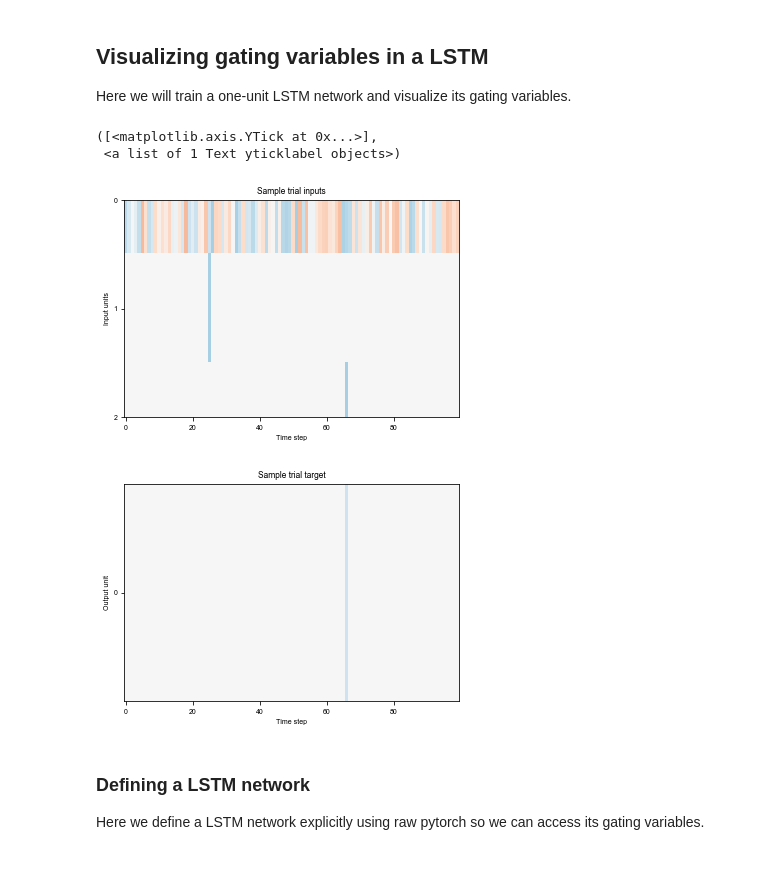
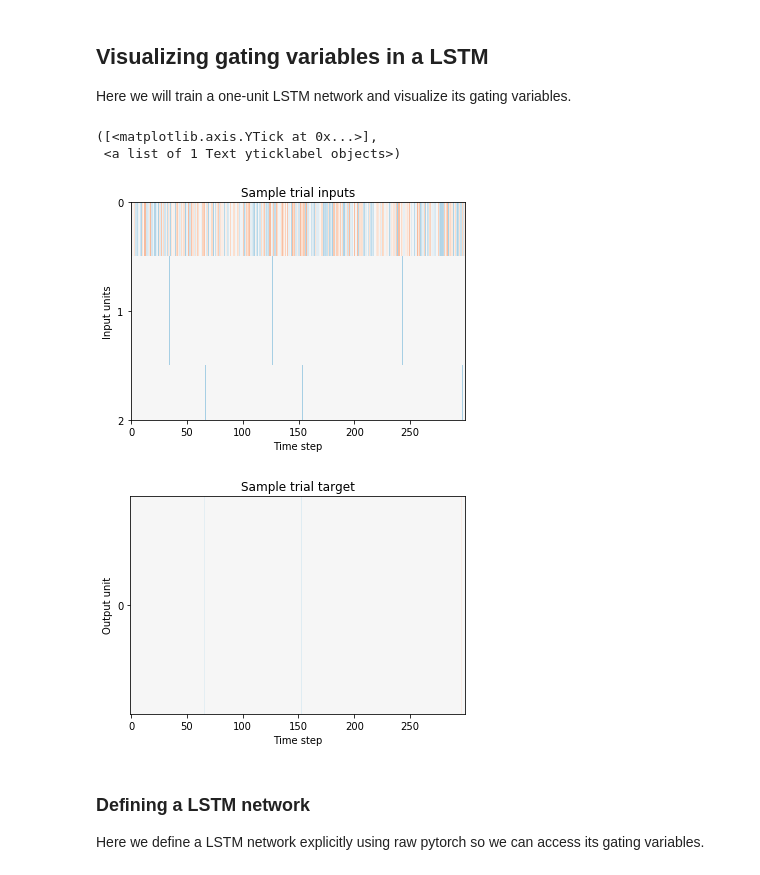
Before and after one commit to gyyang/nn-brain, a Jupyter notebook: LSTMVisualization.ipynb, the cells around one changed output. Saved outputs shown, nothing was run; the diff lists cells and outputs as text; code cells hidden in the pictures.

Commit message:
improved task

```diff
--- a/LSTMVisualization.ipynb
+++ b/LSTMVisualization.ipynb
@@ -5,44 +5,47 @@ Here we will train a one-unit LSTM network and visualize its gating variables.
 # %%
 import numpy as np
 
-def memory_task(seq_length, batch_size):
+
+def memory_task(seq_len, batch_size, n_repeat=1):
     """Return a batch from a simple memory task."""
-    inputs = np.zeros((seq_length, batch_size, 3))
-    outputs = np.zeros((seq_length, batch_size, 1))
+    inputs = np.zeros((seq_len * n_repeat, batch_size, 3))
+    outputs = np.zeros((seq_len * n_repeat, batch_size, 1))
 
-    inputs[:, :, 0] = np.random.uniform(-1, 1, size=(seq_length, batch_size))
-    t_stim = np.random.randint(int(seq_length)/2, size=(batch_size,))
-    t_test = np.random.randint(int(seq_length)/2, seq_length-1, size=(batch_size,))
-    inputs[t_stim, range(batch_size), 1] = 1
-    inputs[t_test, range(batch_size), 2] = 1
+    for i in range(n_repeat):
+        t_start = i * seq_len
+        inputs[t_start:t_start+seq_len, :, 0] = np.random.uniform(-1, 1, size=(seq_len, batch_size))
+        t_stim = np.random.randint(int(seq_len)/2, size=(batch_size,))
+        t_test = np.random.randint(int(seq_len)/2, seq_len-1, size=(batch_size,))
+        inputs[t_start + t_stim, range(batch_size), 1] = 1
+        inputs[t_start + t_test, range(batch_size), 2] = 1
 
-    outputs[t_test, range(batch_size), 0] = inputs[t_stim, range(batch_size), 0]
+        outputs[t_start + t_test, range(batch_size), 0] = inputs[t_start + t_stim, range(batch_size), 0]
 
     return inputs, outputs
 # %%
 import matplotlib.pyplot as plt
 
-inputs, outputs = memory_task(seq_length=100, batch_size=32)
+inputs, outputs = memory_task(seq_len=100, batch_size=32, n_repeat=3)
 
 plt.figure()
 plt.imshow(inputs[:, 0, :].T, aspect='auto', vmin=-3, vmax=3, cmap='RdBu')
 # plt.plot(inputs[:, 0, :].T)
 plt.title('Sample trial inputs')
 plt.xlabel('Time step')
 plt.ylabel('Input units')
 plt.yticks([0, 1, 2])
 
 plt.figure()
 plt.imshow(outputs[:, 0, :].T, aspect='auto', vmin=-3, vmax=3, cmap='RdBu')
 plt.title('Sample trial target')
 plt.xlabel('Time step')
 plt.ylabel('Output unit')
 plt.yticks([0])
 # %% [output]
 ([<matplotlib.axis.YTick at 0x...>],
  <a list of 1 Text yticklabel objects>)
-[figure, old version]
+[figure, new version]
-[figure, old version]
+[figure, new version]
 # %% [markdown]
 ###  Defining a LSTM network
 
```
Also changed, not shown: parts of 5 cells of this notebook.
